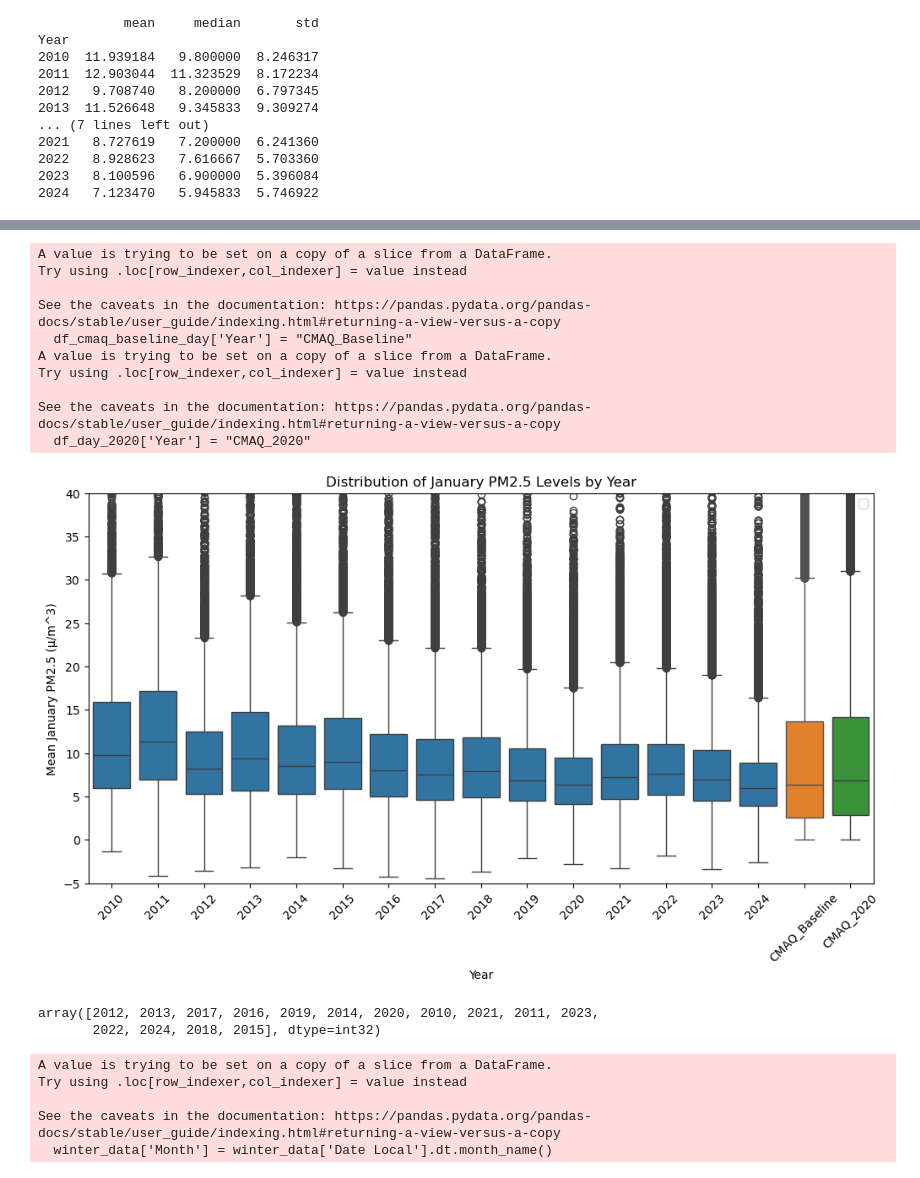
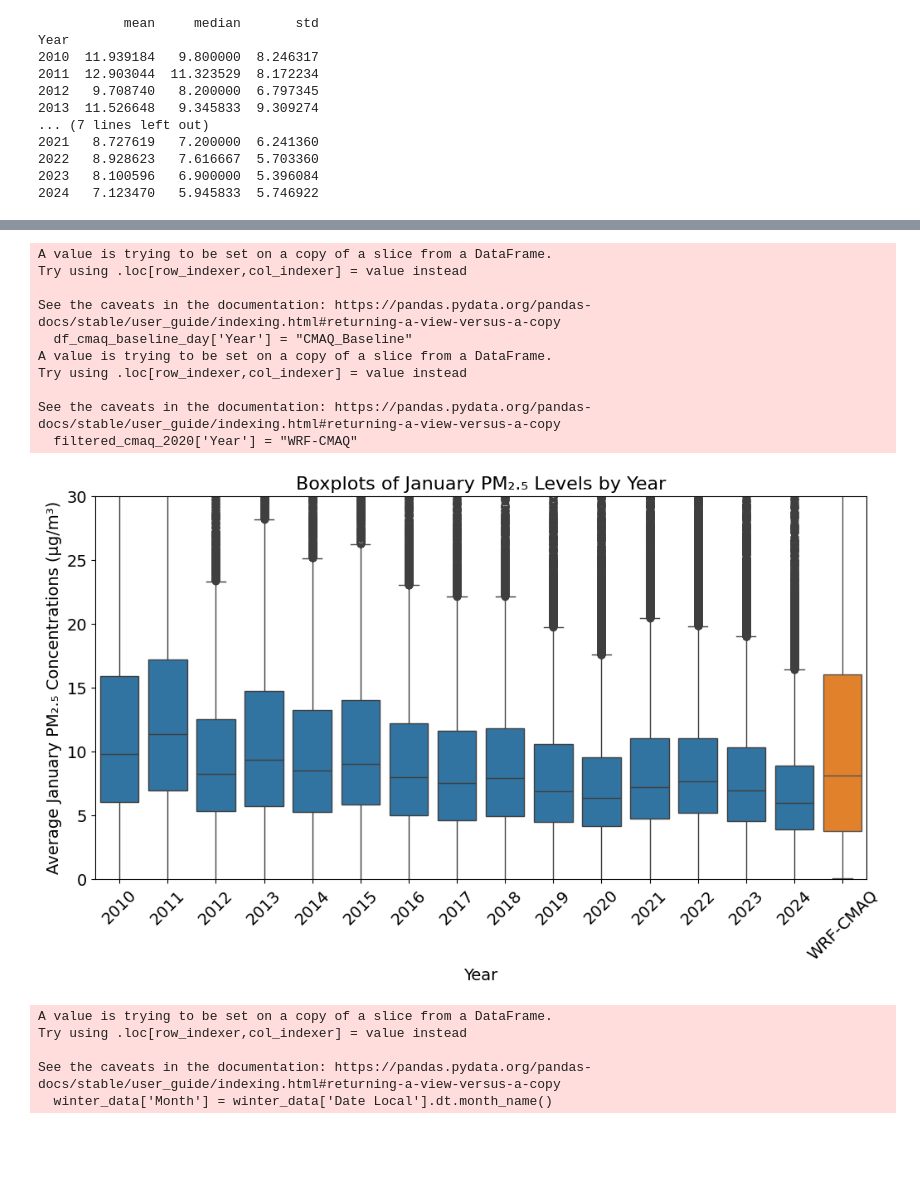
Before and after one commit to kyanshlipak/RWC, a Jupyter notebook: WRF_analyses/typical_year_proof.ipynb, the cells around one changed output, grey strips where cells are left out. Saved outputs shown, nothing was run; the diff lists cells and outputs as text; code cells hidden in the pictures; blank space fills up the shorter version.

```diff
--- a/WRF_analyses/typical_year_proof.ipynb
+++ b/WRF_analyses/typical_year_proof.ipynb
@@ -22,10 +22,10 @@ for file_name in os.listdir(data_dir):
 combined_data = pd.concat(dataframes, ignore_index=True)
 # %%
 # Load the CSV file into a DataFrame
-file_path = '/home/ksz4578/Heat_Pump_Project/WRF_analyses/AQS_data_2016/PM25_TOT_d02_WHbase_2016_1_EPA_CMAQ_Combine.csv'
+file_path = 'AQS_data_2016/PM25_TOT_d02_WHbase_2016_1_EPA_CMAQ_Combine.csv'
 df_cmaq_baseline = pd.read_csv(file_path)
 
-file_path = '/home/ksz4578/Heat_Pump_Project/WRF_analyses/AQS_data_2016/PM25_TOT_d02_WHbase_2016_1_EPA_CMAQ_Combine_2020_RWC.csv'
+file_path = 'AQS_data_2016/PM25_TOT_d02_WHbase_2016_1_EPA_CMAQ_Combine_2020_RWC.csv'
 df_cmaq_2020 = pd.read_csv(file_path)
 # %% [markdown]
 ## Filter for site numbers consistent across the years
@@ -85,6 +85,3 @@ data_lost =round( 100 * (combined_data.shape[0] - filtered_data.shape[0])/ combi
 print(f"Data lost from filtering {data_lost}%")
 # %% [output]
 Data lost from filtering 50.01%
-# %%
-filtered_cmaq_baseline = df_cmaq_baseline#[df_cmaq_baseline['Site ID'].isin(common_sites)]
-filtered_cmaq_2020 = df_cmaq_2020#[df_cmaq_2020['Site ID'].isin(common_sites)]
@@ -234,6 +280,6 @@ plt.show()
 # %%
 df_cmaq_baseline_day['Year'] = "CMAQ_Baseline"
-df_day_2020['Year'] = "CMAQ_2020"
+filtered_cmaq_2020['Year'] = "WRF-CMAQ"
 # %% [output]
 A value is trying to be set on a copy of a slice from a DataFrame.
 Try using .loc[row_indexer,col_indexer] = value instead
@@ -244,36 +290,31 @@ A value is trying to be set on a copy of a slice from a DataFrame.
 Try using .loc[row_indexer,col_indexer] = value instead
 
 See the caveats in the documentation: https://pandas.pydata.org/pandas-docs/stable/user_guide/indexing.html#returning-a-view-versus-a-copy
-  df_day_2020['Year'] = "CMAQ_2020"
+  filtered_cmaq_2020['Year'] = "WRF-CMAQ"
 # %%
 import matplotlib.pyplot as plt
 import seaborn as sns
 
 # Create the box plot
 january_data_clean = january_data.dropna(subset=['Arithmetic Mean', 'Year'])
 
 plt.figure(figsize=(12, 6))
 sns.boxplot(x='Year', y='Arithmetic Mean', data=january_data_clean)
 
-sns.boxplot(x='Year', y='CMAQ', data=df_cmaq_baseline_day)
-sns.boxplot(x='Year', y='CMAQ', data=df_day_2020)
+#sns.boxplot(x='Year', y='CMAQ', data=df_cmaq_baseline_day)
+sns.boxplot(x='Year', y='CMAQ', data=filtered_cmaq_2020)
 
 
 #plt.axvline(2016, color='red', linestyle='--', label='January 2016')
-plt.title('Distribution of January PM2.5 Levels by Year')
-plt.ylabel('Mean January PM2.5 (µ/m^3)')
-plt.xlabel('Year')
-plt.ylim([-5,40])
-plt.legend()
-plt.xticks(rotation=45)  # Rotate x-axis labels for readability
+plt.title('Boxplots of January PM₂.₅ Levels by Year', fontsize = 16)
+plt.ylabel('Average January PM₂.₅ Concentrations (µg/m³)', fontsize = 14)
+plt.xlabel('Year', fontsize = 14)
+plt.ylim([0,30])
+plt.xticks(rotation=45, fontsize = 14)  # Rotate x-axis labels for readability
+plt.yticks(fontsize = 14)
 plt.show()
 # %% [output]
-[figure, old version]
+[figure, new version]
-# %%
-january_data_clean['Year'].unique()
-# %% [output]
-array([2012, 2013, 2017, 2016, 2019, 2014, 2020, 2010, 2021, 2011, 2023,
-       2022, 2024, 2018, 2015], dtype=int32)
 # %%
 # Filter data for Winter months (December, January, February)
 winter_data = filtered_data[filtered_data['Date Local'].dt.month.isin([12, 1, 2])]
```
Also changed, not shown: parts of 12 cells of this notebook.
